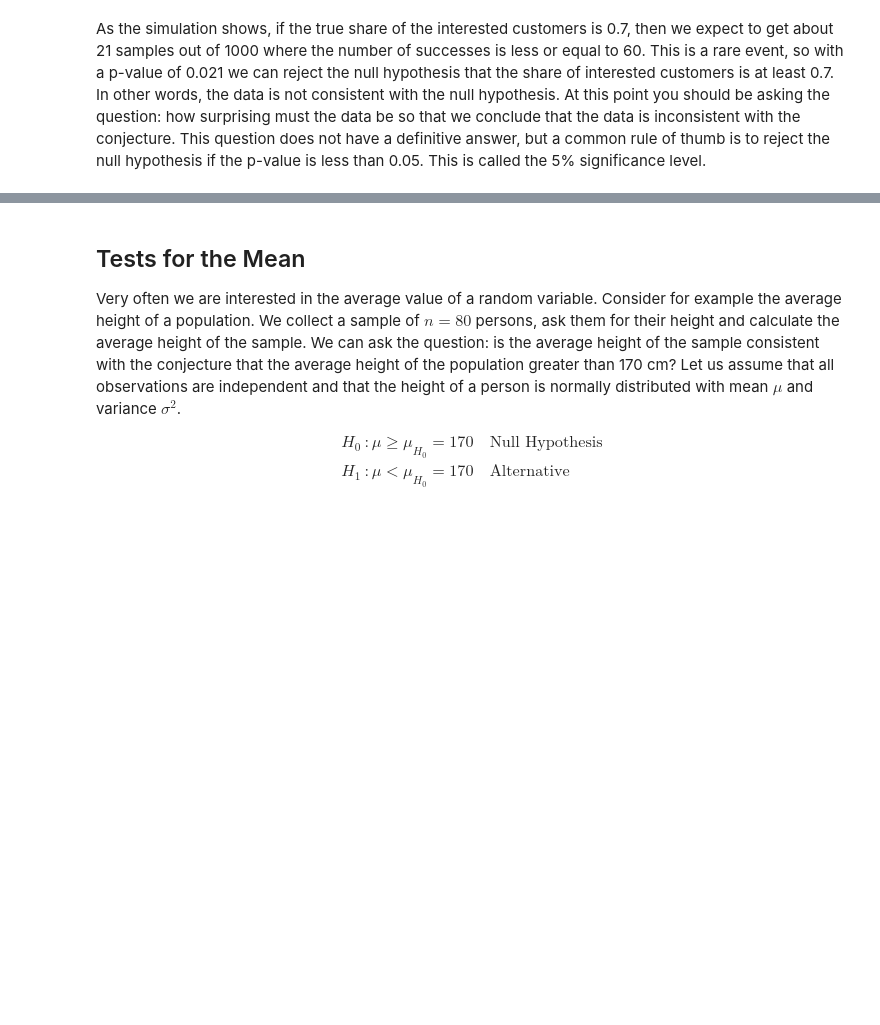
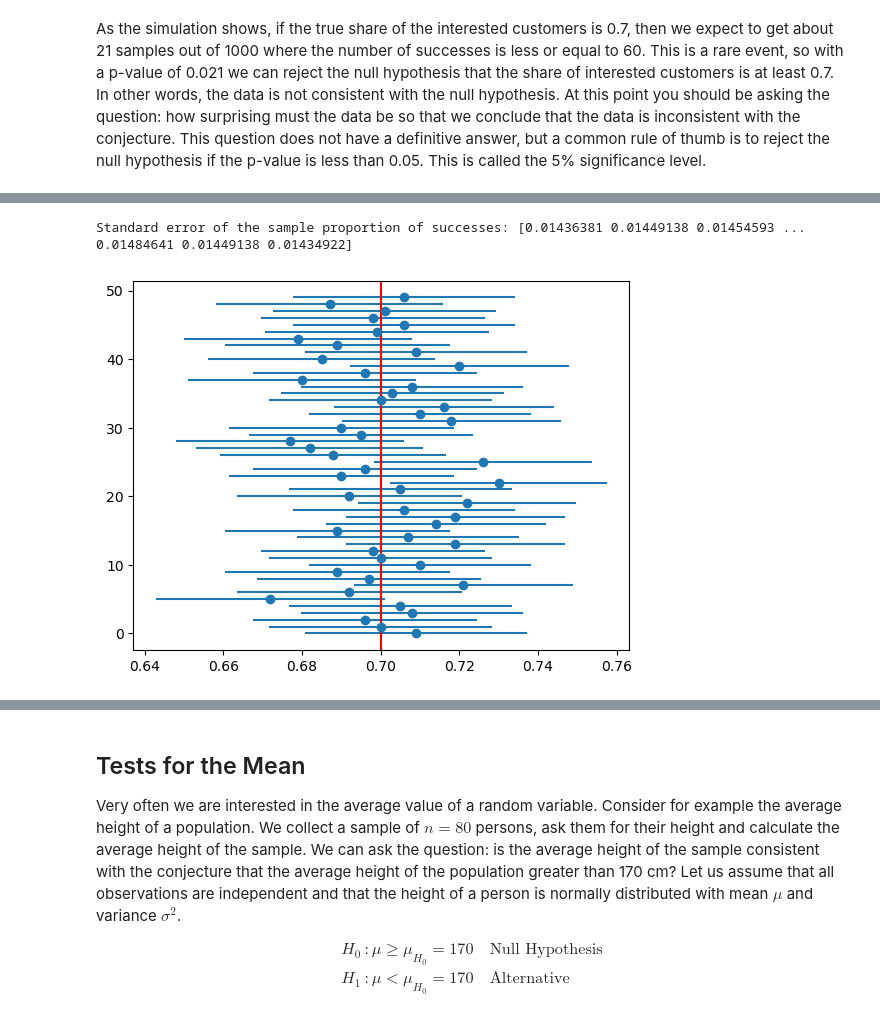
Before and after one commit to febse/stat2024, a Jupyter notebook: 13-Testing.ipynb, the cells around one changed output, grey strips where cells are left out. Saved outputs shown, nothing was run; the diff lists cells and outputs as text; code cells hidden in the pictures; blank space fills up the shorter version.

```diff
--- a/13-Testing.ipynb
+++ b/13-Testing.ipynb
@@ -81,0 +134,7 @@ As the simulation shows, if the true share of the interested customers is 0.7, t
+# %%
+# The 0.025 and 0.975 quantiles of the standard normal distribution
+
+qn_025 = stats.norm.ppf(0.025)
+qn_975 = stats.norm.ppf(0.975)
+
+print("0.025 and 0.975 quantiles of the standard normal distribution:", qn_025, qn_975)
@@ -81,0 +161,24 @@ As the simulation shows, if the true share of the interested customers is 0.7, t
+# %%
+# Compute the confidence intervals for the population proportion of successes
+
+p_hat = sample1000 / n1000
+se = np.sqrt(p_hat * (1 - p_hat) / n1000)
+
+print("Standard error of the sample proportion of successes:", se)
+ci_025 = p_hat - qn_975 * se
+ci_975 = p_hat - qn_025 * se
+
+# Plot the confidence intervals
+
+# Plot the confidence intervals and the population proportion of successes for the first 50 samples
+# with the sample number on the y-axis
+
+show_samples = 50
+
+
+plt.errorbar(p_hat[0:show_samples], range(show_samples), xerr = qn_975 * se[0:show_samples], fmt = "o")
+plt.axvline(p, color = "red")
+plt.show()
+# %% [output]
+Standard error of the sample proportion of successes: [0.01436381 0.01449138 0.01454593 ... 0.01484641 0.01449138 0.01434922]
+[figure, added]
```
Also changed, not shown: parts of 15 cells of this notebook.
